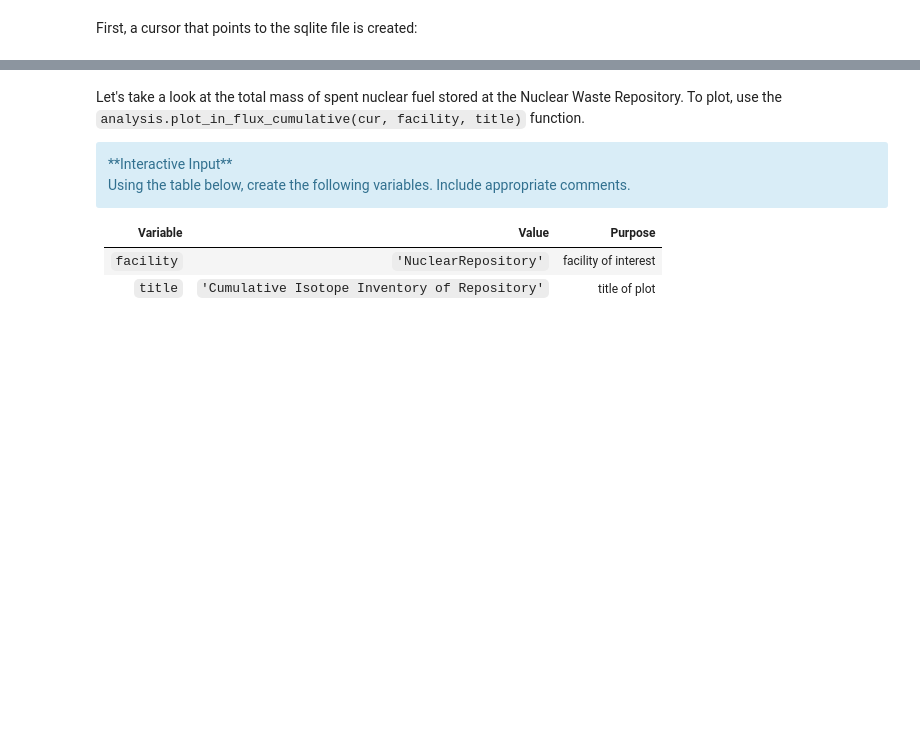
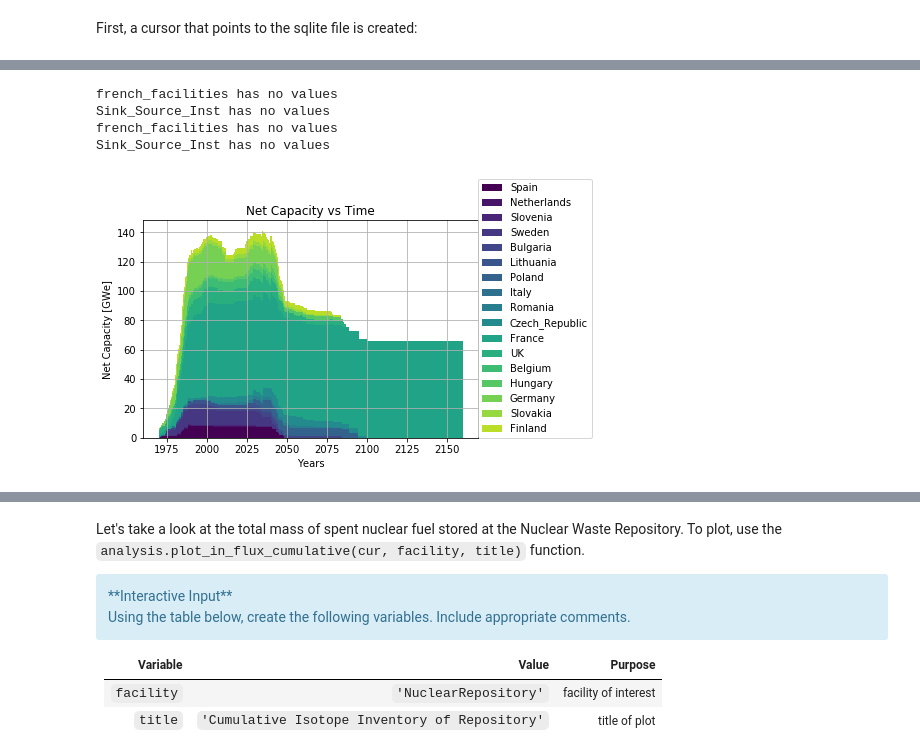
Before and after one commit to pichman2/cyclus-tutorial, a Jupyter notebook: Tutorial_intermediate.ipynb, the cells around one changed output, grey strips where cells are left out. Saved outputs shown, nothing was run; the diff lists cells and outputs as text; code cells hidden in the pictures; blank space fills up the shorter version.

```diff
--- a/Tutorial_intermediate.ipynb
+++ b/Tutorial_intermediate.ipynb
@@ -621,0 +109,14 @@ analysis.plot_out_flux_cumulative(cur, facility,title)
+# %%
+# get number of reactors and capacity timeseries
+analysis.plot_power(cur)
+# %% [output]
+french_facilities has no values
+Sink_Source_Inst has no values
+french_facilities has no values
+Sink_Source_Inst has no values
+# %%
+# Display Net Capacity vs Time
+from IPython.display import Image
+Image(filename='power_plot.png')
+# %% [output]
+[figure, added]
```
Also changed, not shown: parts of 90 cells of this notebook, 4 other files.
